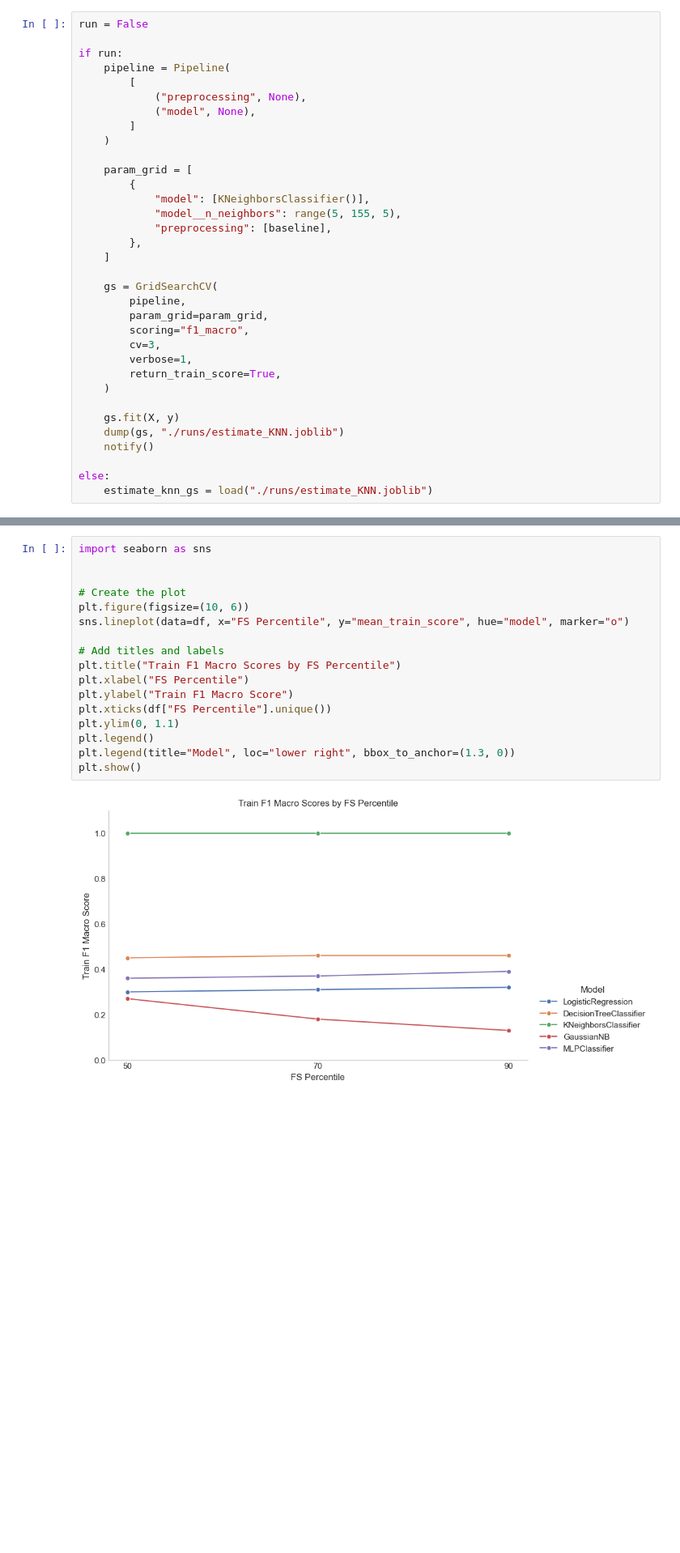
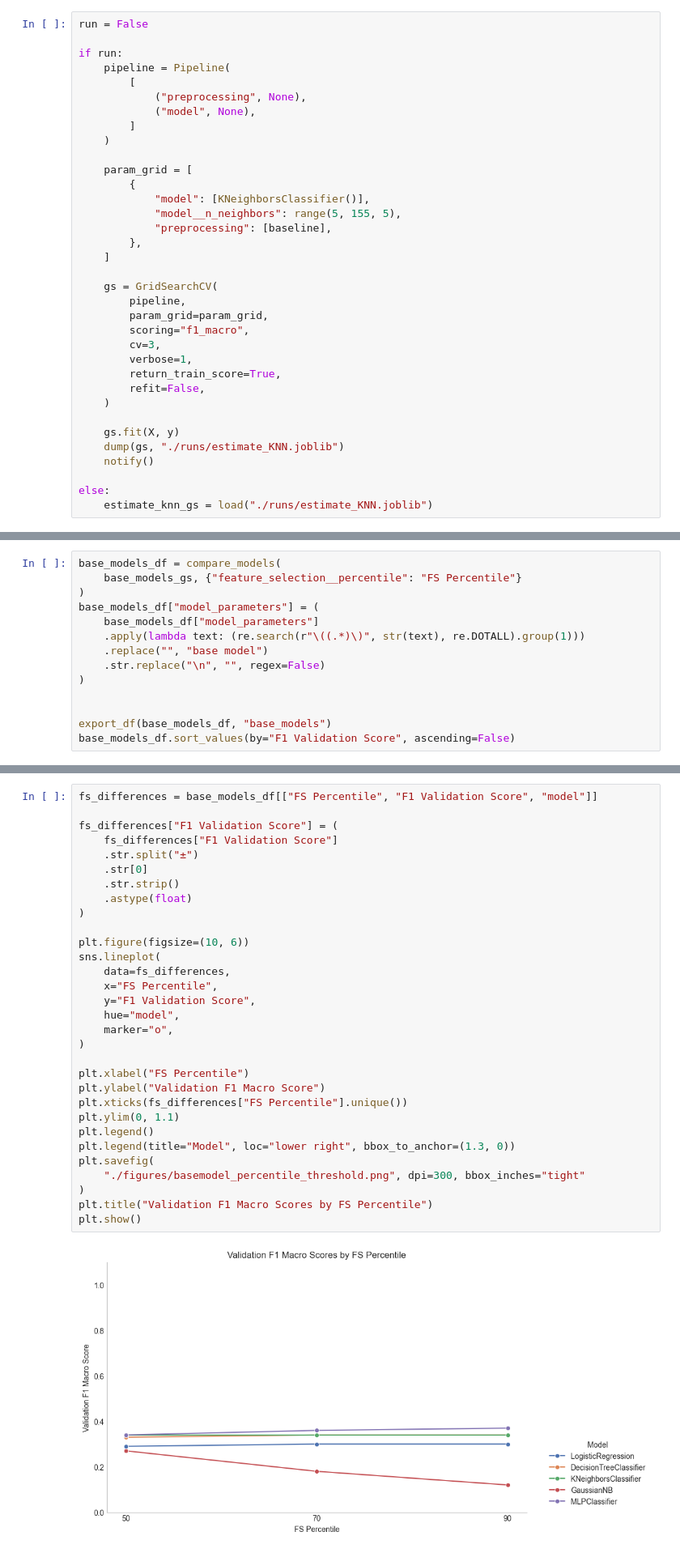
Before and after one commit to DiogoPF/Multiclass_Classification-WCB, a Jupyter notebook: Pipeline_diogo.ipynb, the cells around one changed output, grey strips where cells are left out. Shown: that part at 81% size. Cells and saved outputs as stored; diff of their text form; blank space fills up the shorter version.

```diff
--- a/Pipeline_diogo.ipynb
+++ b/Pipeline_diogo.ipynb
@@ -1182,6 +1245,7 @@ if run:
         cv=3,
         verbose=1,
         return_train_score=True,
+        refit=False,
     )
 
     gs.fit(X, y)
@@ -1327,0 +1425,14 @@ df = base_models_df[["FS Percentile", "mean_train_score", "mean_test_score", "mo
+# %%
+base_models_df = compare_models(
+    base_models_gs, {"feature_selection__percentile": "FS Percentile"}
+)
+base_models_df["model_parameters"] = (
+    base_models_df["model_parameters"]
+    .apply(lambda text: (re.search(r"\((.*)\)", str(text), re.DOTALL).group(1)))
+    .replace("", "base model")
+    .str.replace("\n", "", regex=False)
+)
+
+
+export_df(base_models_df, "base_models")
+base_models_df.sort_values(by="F1 Validation Score", ascending=False)
@@ -1328,22 +1456,36 @@ df = base_models_df[["FS Percentile", "mean_train_score", "mean_test_score", "mo
 # %%
-import seaborn as sns
+fs_differences = base_models_df[["FS Percentile", "F1 Validation Score", "model"]]
 
+fs_differences["F1 Validation Score"] = (
+    fs_differences["F1 Validation Score"]
+    .str.split("±")
+    .str[0]
+    .str.strip()
+    .astype(float)
+)
 
-# Create the plot
 plt.figure(figsize=(10, 6))
-sns.lineplot(data=df, x="FS Percentile", y="mean_train_score", hue="model", marker="o")
+sns.lineplot(
+    data=fs_differences,
+    x="FS Percentile",
+    y="F1 Validation Score",
+    hue="model",
+    marker="o",
+)
 
-# Add titles and labels
-plt.title("Train F1 Macro Scores by FS Percentile")
 plt.xlabel("FS Percentile")
-plt.ylabel("Train F1 Macro Score")
-plt.xticks(df["FS Percentile"].unique())
+plt.ylabel("Validation F1 Macro Score")
+plt.xticks(fs_differences["FS Percentile"].unique())
 plt.ylim(0, 1.1)
 plt.legend()
 plt.legend(title="Model", loc="lower right", bbox_to_anchor=(1.3, 0))
+plt.savefig(
+    "./figures/basemodel_percentile_threshold.png", dpi=300, bbox_inches="tight"
+)
+plt.title("Validation F1 Macro Scores by FS Percentile")
 plt.show()
 # %% [output]
-[figure, old version]
+[figure, new version]
 # %% [markdown]
 ## Ensemble Models
 # %%
```
Also changed, not shown: parts of 10 cells of this notebook, 4 other files.
